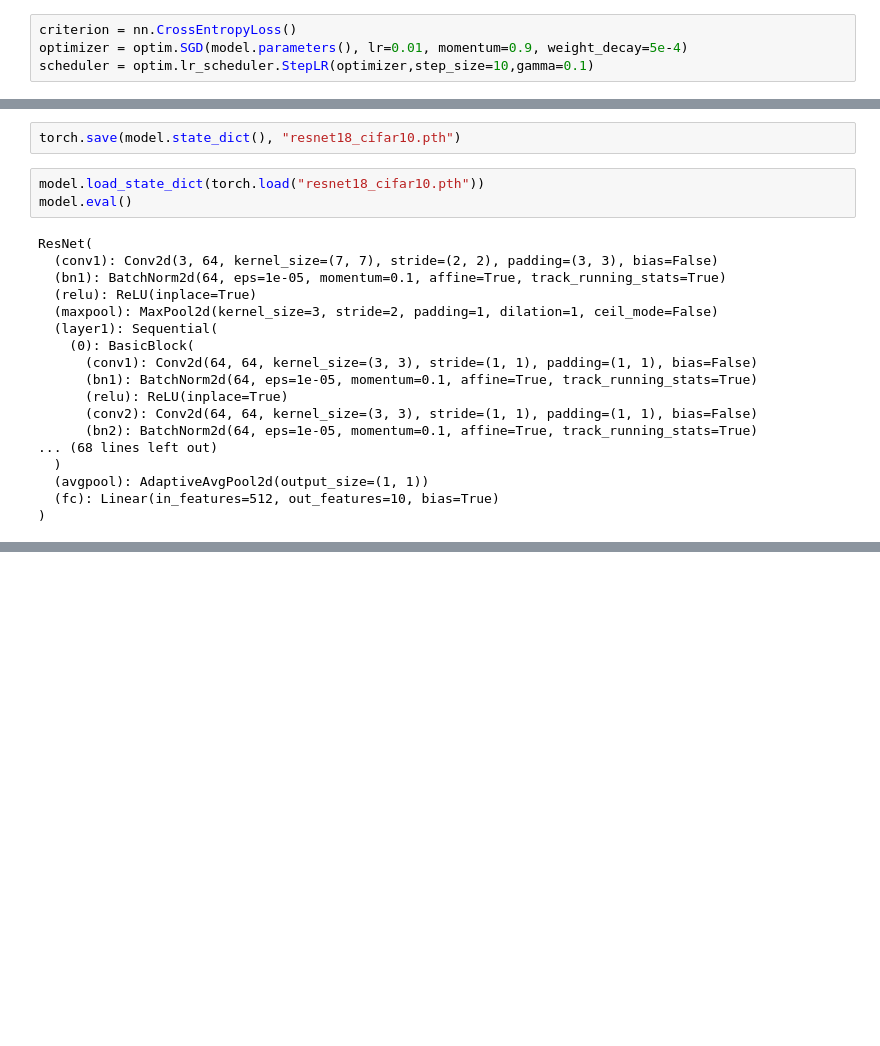
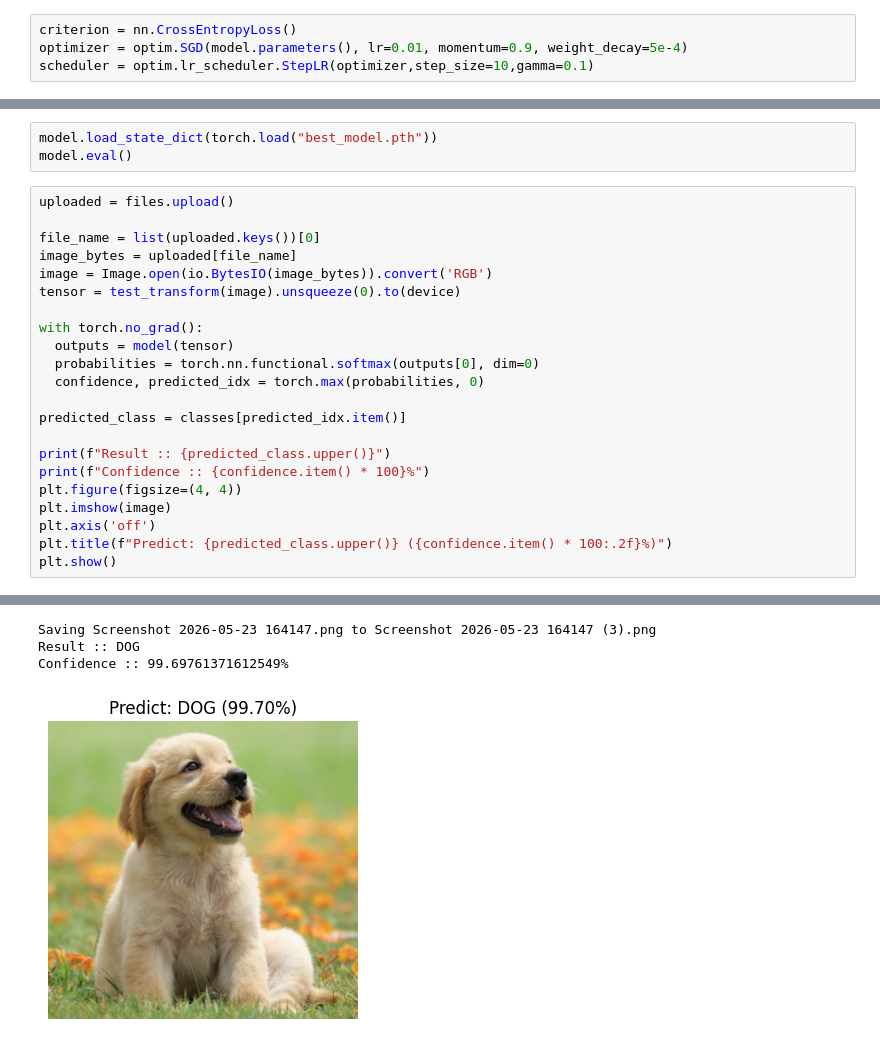
Before and after one commit to fafNir000/Cnn, a Jupyter notebook: cifar10.ipynb, the cells around one changed output, grey strips where cells are left out. Saved outputs shown, nothing was run; the diff lists cells and outputs as text; blank space fills up the shorter version.

```diff
--- a/cifar10.ipynb
+++ b/cifar10.ipynb
@@ -240,26 +238,29 @@ plt.title("Confusion Matrix")
 plt.show()
 # %% [output]
 [figure]
-# %%
-torch.save(model.state_dict(), "resnet18_cifar10.pth")
 # %%
-model.load_state_dict(torch.load("resnet18_cifar10.pth"))
+model.load_state_dict(torch.load("best_model.pth"))
 model.eval()
-# %% [output]
-ResNet(
-  (conv1): Conv2d(3, 64, kernel_size=(7, 7), stride=(2, 2), padding=(3, 3), bias=False)
-  (bn1): BatchNorm2d(64, eps=1e-05, momentum=0.1, affine=True, track_running_stats=True)
-  (relu): ReLU(inplace=True)
-  (maxpool): MaxPool2d(kernel_size=3, stride=2, padding=1, dilation=1, ceil_mode=False)
-  (layer1): Sequential(
-    (0): BasicBlock(
-      (conv1): Conv2d(64, 64, kernel_size=(3, 3), stride=(1, 1), padding=(1, 1), bias=False)
-      (bn1): BatchNorm2d(64, eps=1e-05, momentum=0.1, affine=True, track_running_stats=True)
-      (relu): ReLU(inplace=True)
-      (conv2): Conv2d(64, 64, kernel_size=(3, 3), stride=(1, 1), padding=(1, 1), bias=False)
-      (bn2): BatchNorm2d(64, eps=1e-05, momentum=0.1, affine=True, track_running_stats=True)
-... (68 lines left out)
-  )
-  (avgpool): AdaptiveAvgPool2d(output_size=(1, 1))
-  (fc): Linear(in_features=512, out_features=10, bias=True)
-)
+# %%
+uploaded = files.upload()
+
+file_name = list(uploaded.keys())[0]
+image_bytes = uploaded[file_name]
+image = Image.open(io.BytesIO(image_bytes)).convert('RGB')
+tensor = test_transform(image).unsqueeze(0).to(device)
+
+with torch.no_grad():
+  outputs = model(tensor)
+  probabilities = torch.nn.functional.softmax(outputs[0], dim=0)
+  confidence, predicted_idx = torch.max(probabilities, 0)
+
+predicted_class = classes[predicted_idx.item()]
+
+print(f"Result :: {predicted_class.upper()}")
+print(f"Confidence :: {confidence.item() * 100}%")
+plt.figure(figsize=(4, 4))
+plt.imshow(image)
+plt.axis('off')
+plt.title(f"Predict: {predicted_class.upper()} ({confidence.item() * 100:.2f}%)")
+plt.show()
+# %% [output]
@@ -265,0 +268,4 @@ ResNet(
+Saving Screenshot 2026-05-23 164147.png to Screenshot 2026-05-23 164147 (3).png
+Result :: DOG
+Confidence :: 99.69761371612549%
+[figure, added]
```
Also changed, not shown: parts of 10 cells of this notebook.
